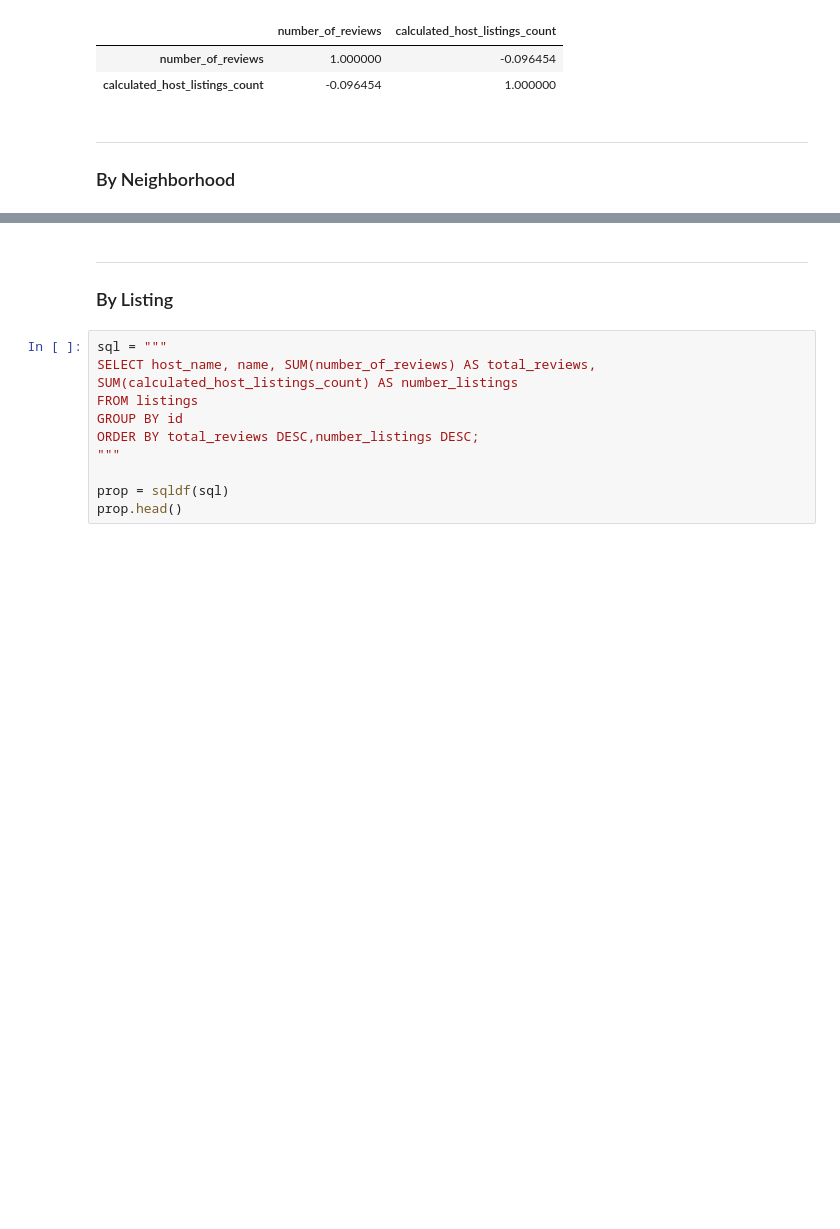
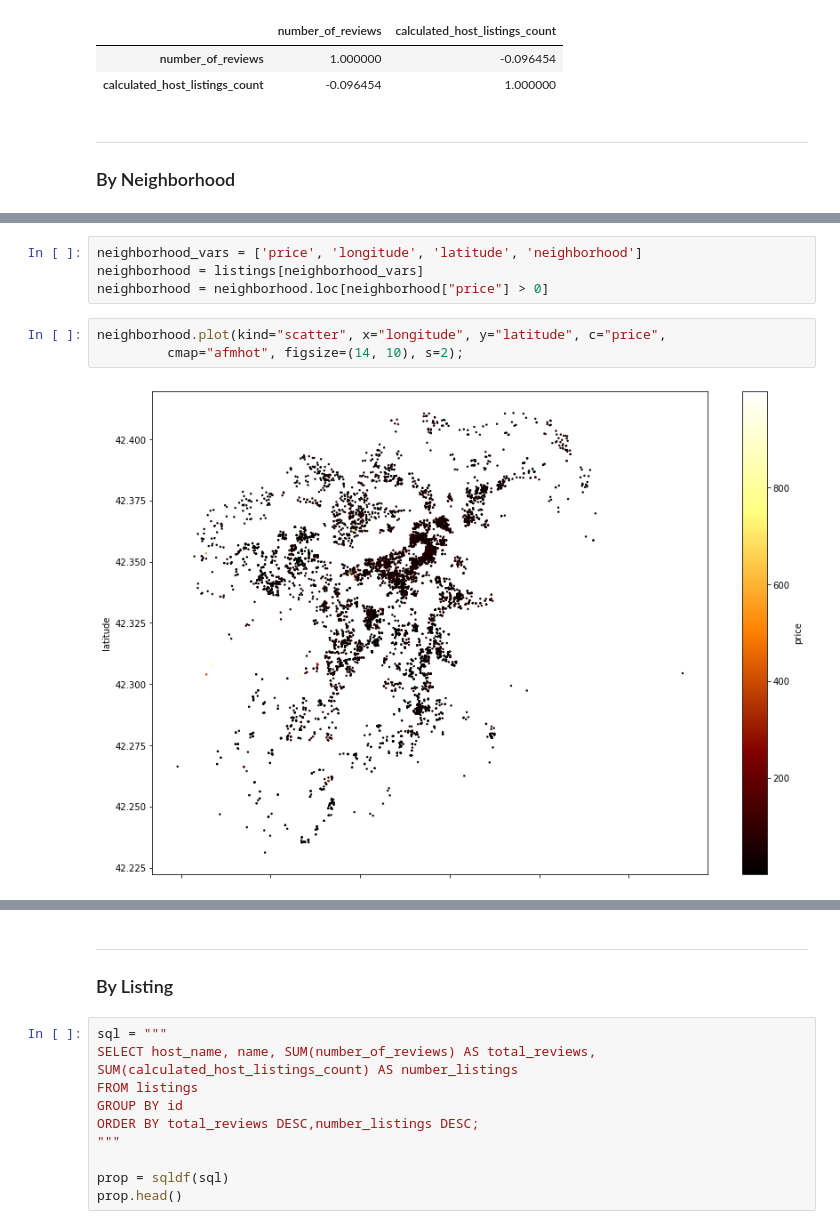
Before and after one commit to pemurp19/Airbnb-Listings, a Jupyter notebook: code/listings_eda.ipynb, the cells around one changed output, grey strips where cells are left out. Saved outputs shown, nothing was run; the diff lists cells and outputs as text; blank space fills up the shorter version.

Commit message:
map visuals added

```diff
--- a/code/listings_eda.ipynb
+++ b/code/listings_eda.ipynb
@@ -728,0 +786,9 @@ listings[['number_of_reviews','calculated_host_listings_count']].corr()
+# %%
+neighborhood_vars = ['price', 'longitude', 'latitude', 'neighborhood']
+neighborhood = listings[neighborhood_vars]
+neighborhood = neighborhood.loc[neighborhood["price"] > 0]
+# %%
+neighborhood.plot(kind="scatter", x="longitude", y="latitude", c="price",
+         cmap="afmhot", figsize=(14, 10), s=2);
+# %% [output]
+[figure, added]
```
Also changed, not shown: parts of 24 cells of this notebook, 1 other file.
